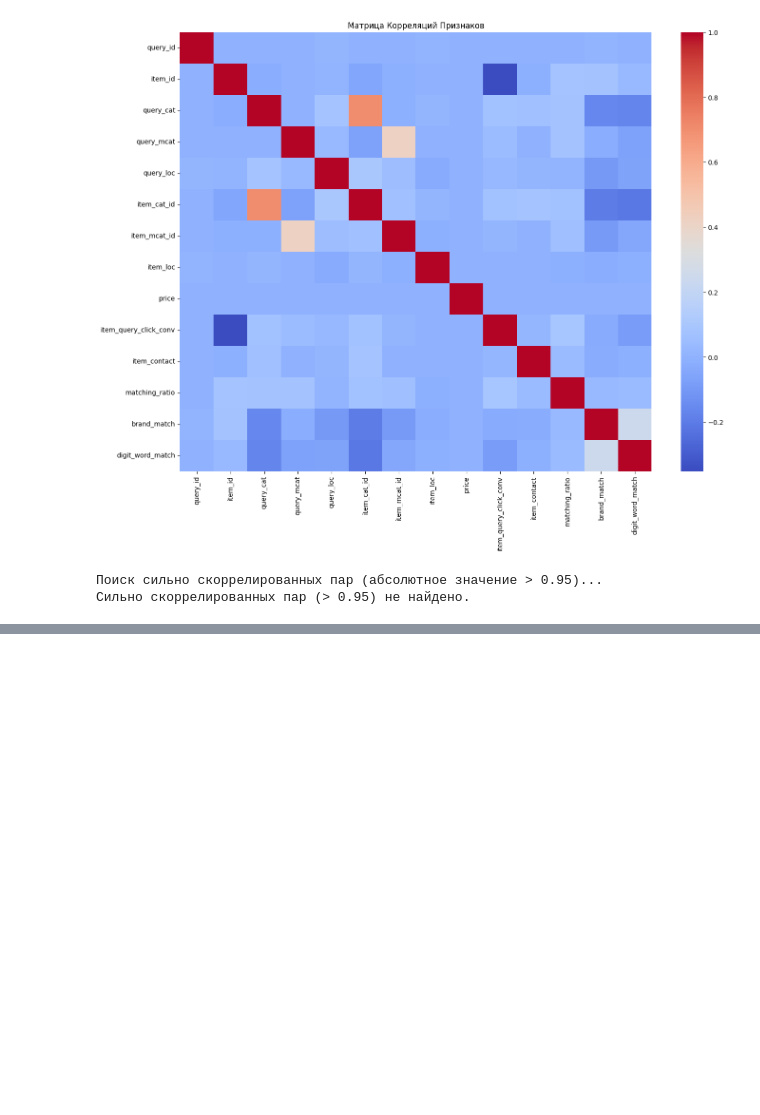
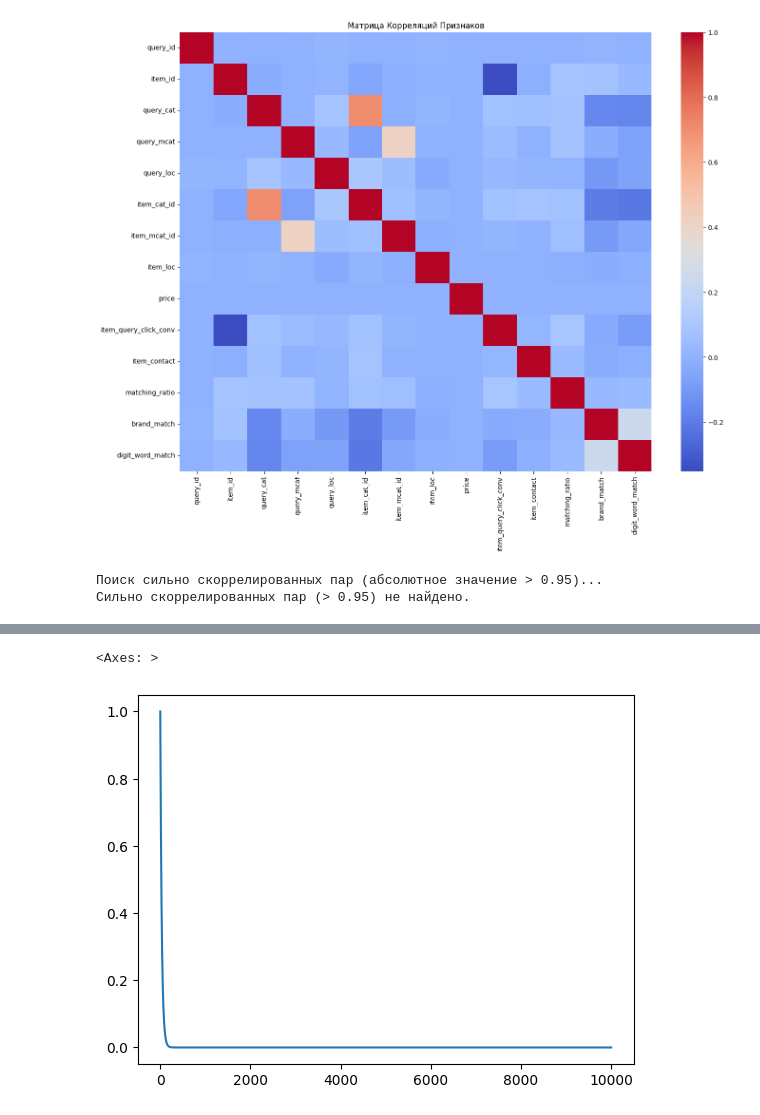
Before and after one commit to Nesterov-BA/misc-python, a Jupyter notebook: avito/main.ipynb, the cells around one changed output, grey strips where cells are left out. Drawn from its saved outputs; the diff is of its cells as text; code cells hidden in the pictures; blank space fills up the shorter version.

```diff
--- a/avito/main.ipynb
+++ b/avito/main.ipynb
@@ -141,0 +267,12 @@ display(train_sample_test)
+# %%
+def calc_dcg_at_k(v: np.ndarray, k: int = 10) -> float:
+    w = 0.97 ** np.arange(len(v))
+    return (v * w)[:k].sum()
+
+
+def calc_idcg_at_k(v: np.ndarray, k: int = 10) -> float:
+    return calc_dcg_at_k(np.sort(v)[::-1], k)
+
+
+def calc_ndcg_at_k(v: np.ndarray, k: int = 10) -> float:
+    return calc_dcg_at_k(v, k) / calc_idcg_at_k(v, k)
@@ -141,0 +302,13 @@ display(train_sample_test)
+# %%
+# Предположим, у вас есть test_df с колонками: ['query_id', 'item_contact']
+l=10000
+scores = np.zeros(l)
+for i in tqdm.tqdm(range(l)):
+    array = np.zeros(l)
+    array[i]=1
+    scores[i] = calc_ndcg_at_k(array, k = l)
+    # print(f"NDCG@10 (custom decay): {final_score:.5f}")
+sns.lineplot(x=range(l), y=scores)
+# %% [output]
+<Axes: >
+[figure, added]
```
Also changed, not shown: parts of 22 cells of this notebook.
